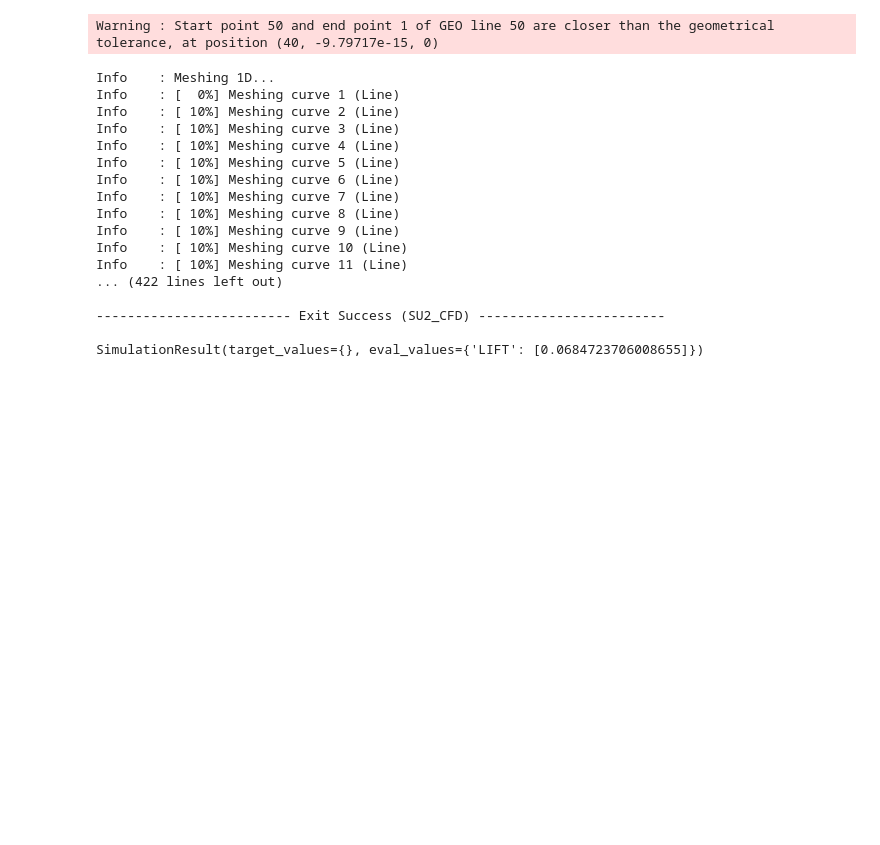
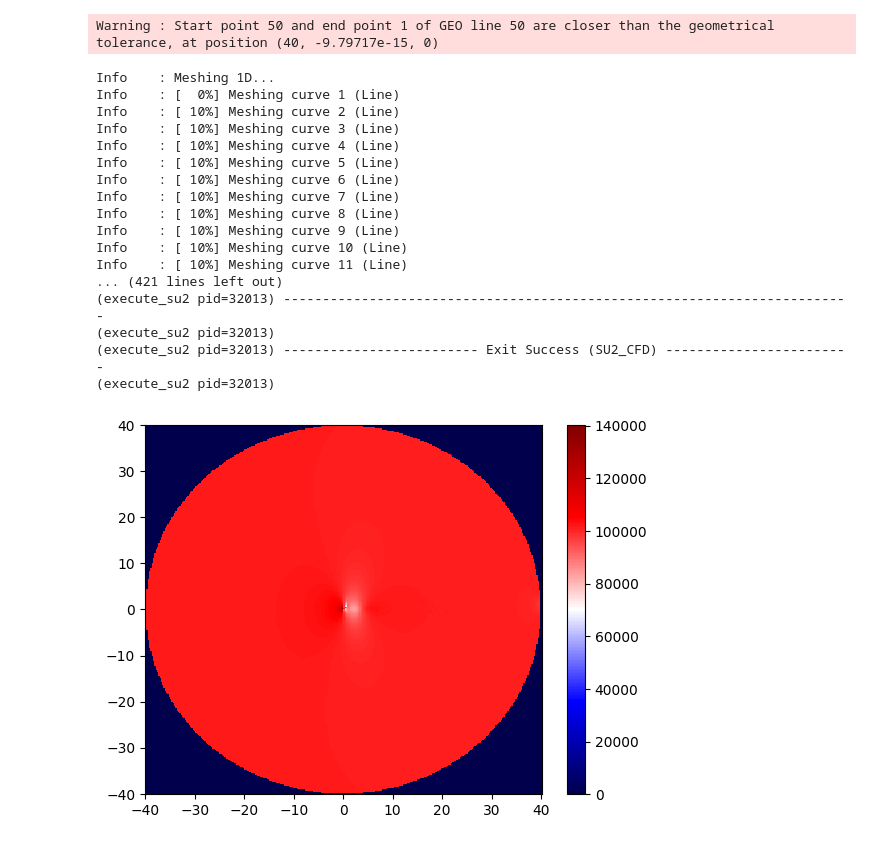
Before and after one commit to OpenOrion/parafoil, a Jupyter notebook: examples/circular_passage.ipynb, the cells around one changed output. Drawn from its saved outputs; the diff is of its cells as text; code cells hidden in the pictures; blank space fills up the shorter version.

Commit message:
new simulation value additions

```diff
--- a/examples/circular_passage.ipynb
+++ b/examples/circular_passage.ipynb
@@ -23,28 +23,38 @@ passage.visualize()
 [interactive output not drawn]
 [interactive output not drawn]
 # %%
-from paraflow import run_simulation, get_flasher
+import pickle
+from paraflow import get_flasher, run_simulation
+
 
 flasher = get_flasher("air", "gas")
 inlet_total_state = flasher.flash(P=101325.0, T=273.15, mach_number=0.8)
-sim_result = run_simulation(passage, inlet_total_state, "/workspaces/parafoil/simulation", "1", ["LIFT"]) # type: ignore
-print(sim_result)
+sim_results = run_simulation(passage, inlet_total_state, "/workspaces/parafoil/simulation", "1", eval_properties=["LIFT"], primitive_properties=["PRESSURE"]) # type: ignore
+
+with open('filename.pickle', 'wb') as handle:
+    pickle.dump(sim_results, handle, protocol=pickle.HIGHEST_PROTOCOL)
+
+# with open('filename.pickle', 'rb') as handle:
+#     sim_results = pickle.load(handle)
+
+t = sim_results.get_primitive_frame("PRESSURE", 300)
 # %% [output]
 Warning : Start point 50 and end point 1 of GEO line 50 are closer than the geometrical tolerance, at position (40, -9.79717e-15, 0)
 Info    : Meshing 1D...
 Info    : [  0%] Meshing curve 1 (Line)
 Info    : [ 10%] Meshing curve 2 (Line)
 Info    : [ 10%] Meshing curve 3 (Line)
 Info    : [ 10%] Meshing curve 4 (Line)
 Info    : [ 10%] Meshing curve 5 (Line)
 Info    : [ 10%] Meshing curve 6 (Line)
 Info    : [ 10%] Meshing curve 7 (Line)
 Info    : [ 10%] Meshing curve 8 (Line)
 Info    : [ 10%] Meshing curve 9 (Line)
 Info    : [ 10%] Meshing curve 10 (Line)
 Info    : [ 10%] Meshing curve 11 (Line)
-... (422 lines left out)
-
-------------------------- Exit Success (SU2_CFD) ------------------------
-
-SimulationResult(target_values={}, eval_values={'LIFT': [0.0684723706008655]})
+... (421 lines left out)
+(execute_su2 pid=32013) -------------------------------------------------------------------------
+(execute_su2 pid=32013)
+(execute_su2 pid=32013) ------------------------- Exit Success (SU2_CFD) ------------------------
+(execute_su2 pid=32013)
+[figure, added]
```
